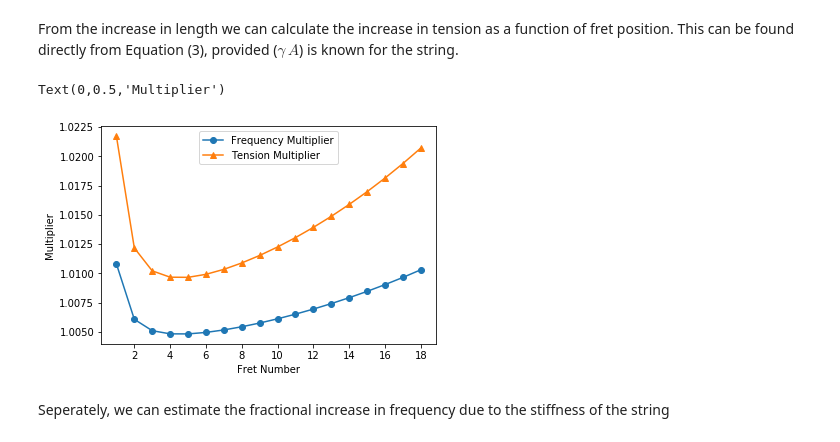
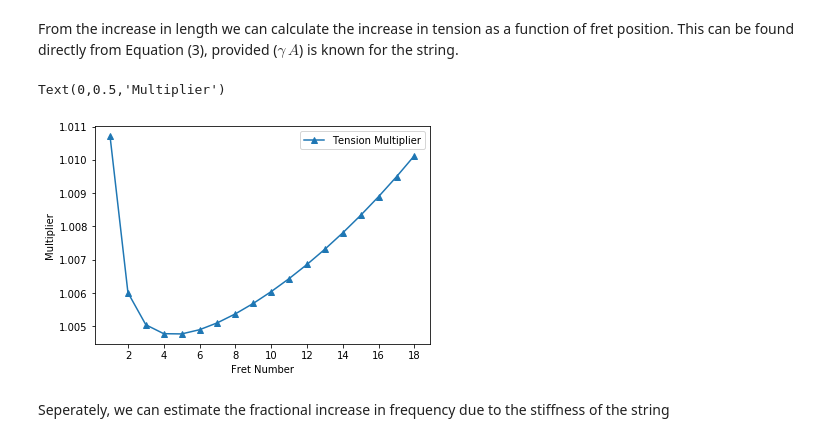
Before and after one commit to crpurcell/Fretboard_Compensation, a Jupyter notebook: Calculating_Fret_Layout_V2.ipynb, the cells around one changed output. Saved outputs shown, nothing was run; the diff lists cells and outputs as text; code cells hidden in the pictures.

Commit message:
Added model function.

```diff
--- a/Calculating_Fret_Layout_V2.ipynb
+++ b/Calculating_Fret_Layout_V2.ipynb
@@ -83,13 +83,13 @@ from matplotlib.ticker import MaxNLocator
 import numpy as np
 %matplotlib inline
 # %%
-# Function to calculate fret positions
-def calc_fret_positions_vect(scaleLength_m, nutOffset_m=0.0, saddleOffset_m=0.0,
-                             nFrets=18, freqOpen_Hz=440.0, verbose=False):
+# Function to calculate fret positions and frequencies
+def calc_vibelen_freq(scaleLength_m, nFrets=18, freqOpen_Hz=440.0,
+                      nutOffset_m=0.0, saddleOffset_m=0.0, verbose=False):
     """
-    Return arrays of vibrating string length and frequency for an instrument
-    given a scale length. In the arrays returned, the 1st entry (index = 0)
-    is the nut and the last entry (index = nFrets + 1) is the saddle.
+    Return arrays of vibrating string length and frequency for an ideal
+    instrument given a scale length. In the arrays returned, the 1st
+    entry [0] is the nut and the last entry [nFrets + 1] is the saddle.
     """
 
     # Calculate the ideal vibrating length from each fret to saddle
@@ -179,0 +135,16 @@ Fret  Nut_Distance  Vibrate_Length  Frequency
+# %%
+# Calculate the ideal fret positions and frequency array
+vibeLenIdealArr_m, freqIdealArr_Hz = calc_vibelen_freq(
+    scaleLength_m=scaleLength_m,
+    nFrets=nFrets,
+    freqOpen_Hz=freqOpen_Hz,
+    verbose=False)
+
+# Calculate the positions & frequencies including offsets
+vibeLenArr_m, freqArr_Hz = calc_vibelen_freq(
+    scaleLength_m=scaleLength_m,
+    nFrets=nFrets,
+    freqOpen_Hz=freqOpen_Hz,
+    nutOffset_m=nutOffset_m,
+    saddleOffset_m=saddleOffset_m,
+    verbose=True)
@@ -257,14 +246,15 @@ Text(0,0.5,'$\\Delta L (mm)$')
 From the increase in length we can calculate the increase in tension as a function of fret position. This can be found directly from Equation (3), provided ($\gamma\,A$) is known for the string.
 # %%
 # Function to calculate the tension multiplier after fretting the string
-def calc_tension_mult(freqOpen_Hz, lengthOpen_m, massPerLength_kgm,
-                         stringDiameter_m, newLArr_m, elasticity_Pa):
+def calc_tension_mult(freqOpen_Hz, newLArr_m, massPerLength_kgm,
+                      stringDiameter_m, elasticity_Pa):
     """
     Return an array of (tau + delta_tau) / given the open string frequency,
     scale-length, string properties and the increase in string length due to bending.
     """
 
     # Calculate the tension in the open string
+    lengthOpen_m = newLArr_m[0]
     tauOpen_N = massPerLength_kgm * np.power(2 * lengthOpen_m * freqOpen_Hz, 2)
 
     # Calculate the slack length
@@ -274,4 +264,5 @@ def calc_tension_mult(freqOpen_Hz, lengthOpen_m, massPerLength_kgm,
     # Calculate the tension in the deflected string
     tauArr_N =  elasticity_Pa * area_m2 * (newLArr_m - slackL_m) / slackL_m
 
-    return tauArr_N / tauOpen_N
+    # Frequency multiplier proportional to sqrt(tension)
+    return np.sqrt(tauArr_N / tauOpen_N)
@@ -283,20 +269,18 @@ elasticity_Pa = 4e9
 # %%
 # Calculate tension multiplier
-tauMultArr = calc_tension_mult(freqOpen_Hz, vibeLenArr_m[0], massPerLength_kgm,
-                                stringDiameter_m, newLArr_m, elasticity_Pa)
-tauFreqMultArr = np.sqrt(tauMultArr)
+tauFreqMultArr = calc_tension_mult(freqOpen_Hz, newLArr_m, massPerLength_kgm,
+                                   stringDiameter_m, elasticity_Pa)
 # %%
 # Plot the tension multiplier
 ax = plt.subplot(1, 1, 1)
-ax.plot(fretNumArr[1:], tauFreqMultArr[1:], marker="o", label="Frequency Multiplier")
-ax.plot(fretNumArr[1:], tauMultArr[1:], marker="^", label="Tension Multiplier")
+ax.plot(fretNumArr[1:], tauFreqMultArr[1:], marker="^", label="Tension Multiplier")
 ax.xaxis.set_major_locator(MaxNLocator(integer=True))
 leg = ax.legend()
 ax.set_xlabel("Fret Number")
 ax.set_ylabel("Multiplier")
 # %% [output]
 Text(0,0.5,'Multiplier')
-[figure, old version]
+[figure, new version]
 # %% [markdown]
 Seperately, we can estimate the fractional increase in frequency due to the stiffness of the string
 # %%
```
Also changed, not shown: parts of 17 cells of this notebook.
